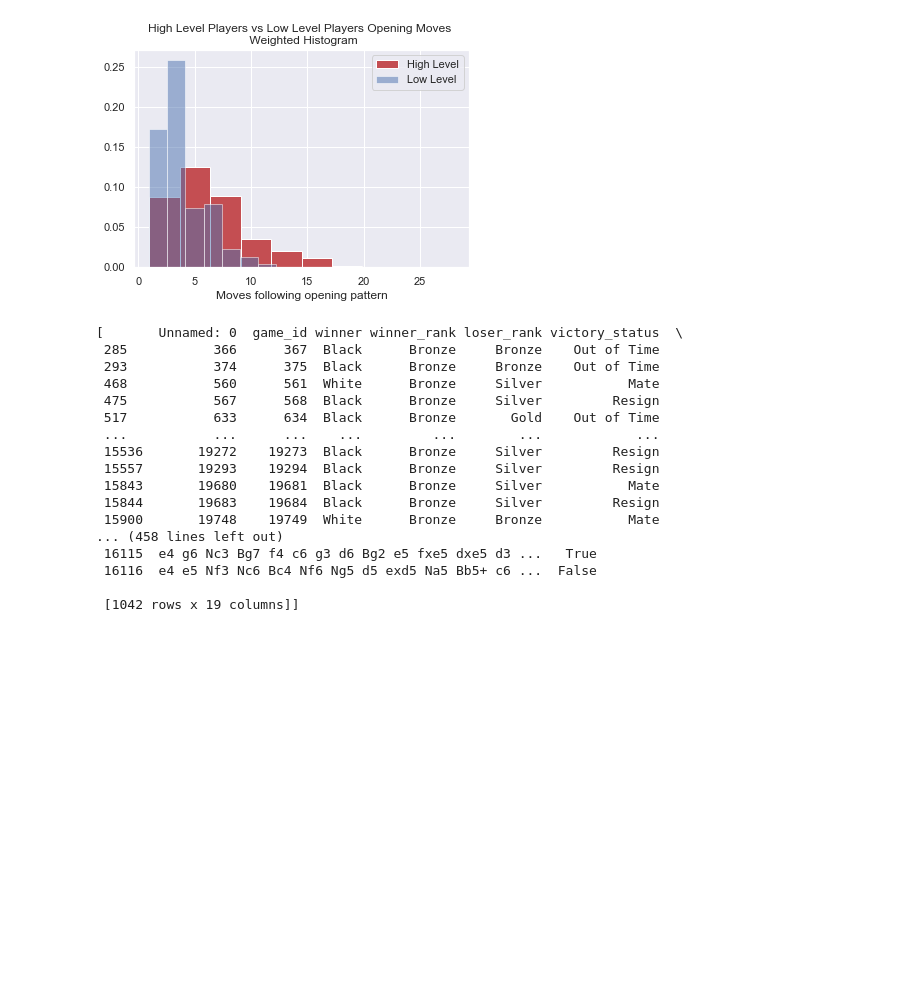
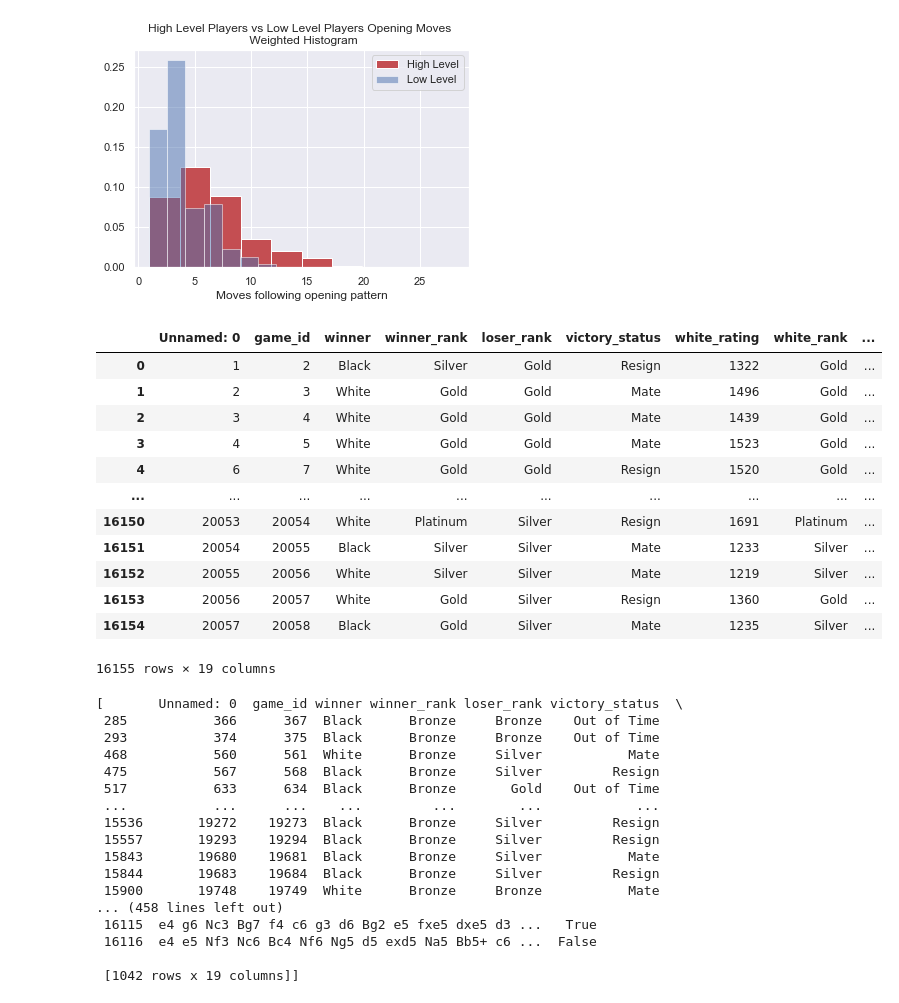
Before and after one commit to Seismic-Striker/Springboard_and_Datacamp, a Jupyter notebook: Chess_stuff/Chess dataset exploration Page 2.ipynb, the cells around one changed output. Drawn from its saved outputs; the diff is of its cells as text; code cells hidden in the pictures; blank space fills up the shorter version.

```diff
--- a/Chess_stuff/Chess dataset exploration Page 2.ipynb
+++ b/Chess_stuff/Chess dataset exploration Page 2.ipynb
@@ -801,6 +798,22 @@ plt.legend()
 [figure]
 # %%
 groups = df.groupby(df.white_rating)
+# %%
+df
+# %% [output]
+|  | Unnamed: 0 | game_id | winner | winner_rank | loser_rank | victory_status | white_rating | white_rank | ... |
+| 0 | 1 | 2 | Black | Silver | Gold | Resign | 1322 | Gold | ... |
+| 1 | 2 | 3 | White | Gold | Gold | Mate | 1496 | Gold | ... |
+| 2 | 3 | 4 | White | Gold | Gold | Mate | 1439 | Gold | ... |
+| 3 | 4 | 5 | White | Gold | Gold | Mate | 1523 | Gold | ... |
+| 4 | 6 | 7 | White | Gold | Gold | Resign | 1520 | Gold | ... |
+| ... | ... | ... | ... | ... | ... | ... | ... | ... | ... |
+| 16150 | 20053 | 20054 | White | Platinum | Silver | Resign | 1691 | Platinum | ... |
+| 16151 | 20054 | 20055 | Black | Silver | Silver | Mate | 1233 | Silver | ... |
+| 16152 | 20055 | 20056 | White | Silver | Silver | Mate | 1219 | Silver | ... |
+| 16153 | 20056 | 20057 | White | Gold | Silver | Resign | 1360 | Gold | ... |
+| 16154 | 20057 | 20058 | Black | Gold | Silver | Mate | 1235 | Silver | ... |
+16155 rows × 19 columns
 # %%
 categories
 # %% [output]
```
Also changed, not shown: parts of 7 cells of this notebook, 5 other files.
